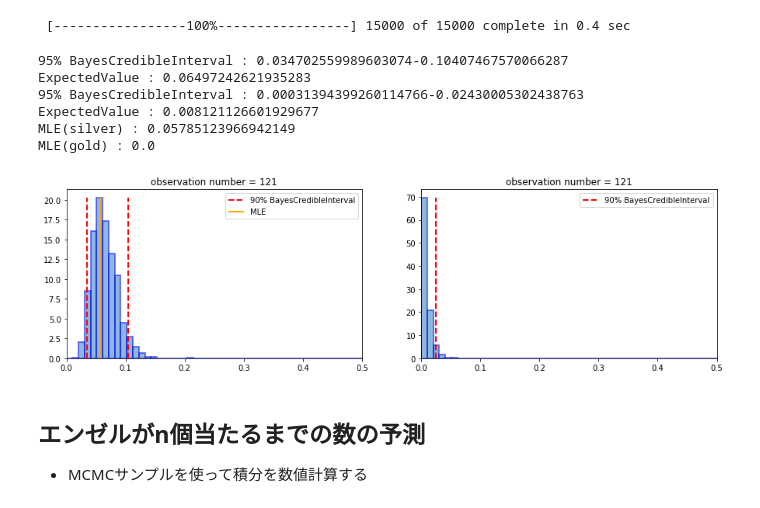
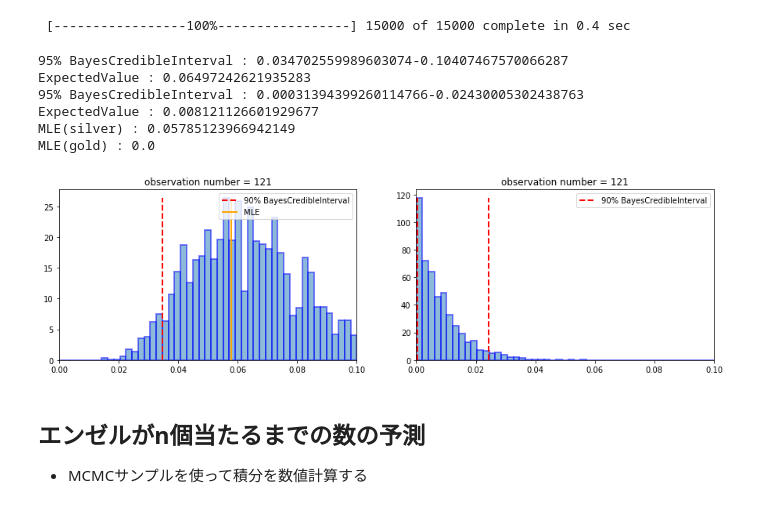
Before and after one commit to tok41/choco-ball-statistics, a Jupyter notebook: analysis/jupyter/estimate-try-count-bayes.ipynb, the cells around one changed output. Saved outputs shown, nothing was run; the diff lists cells and outputs as text; code cells hidden in the pictures.

```diff
--- a/analysis/jupyter/estimate-try-count-bayes.ipynb
+++ b/analysis/jupyter/estimate-try-count-bayes.ipynb
@@ -66,37 +66,38 @@ p_trace_g = getMCMCResult(data_angel)
  [-----------------100%-----------------] 15000 of 15000 complete in 0.4 sec
 # %%
 def pltAngelRate(p_trace, ax, fv = None):
-    ret = ax.hist(p_trace, bins=np.linspace(0, 0.5, 50), density=True, alpha=0.5, edgecolor="#0000FF", lw=2)
-    ax.set_xlim([0, 0.5])
+    ret = ax.hist(p_trace, bins=np.linspace(0, 0.1, 50), density=True, alpha=0.5, edgecolor="#0000FF", lw=2)
+    ax.set_xlim([0, 0.1])
     N = len(p_trace)
     bci_g = np.sort(p_trace)[int(N * 0.95)]
     bci_l = np.sort(p_trace)[int(N * 0.05)]
     ax.vlines(x=bci_g, ymin=0, ymax=ret[0].max(),
               label='90% BayesCredibleInterval',
               color='red', linestyles='--', linewidths=2)
     ax.vlines(x=bci_l, ymin=0, ymax=ret[0].max(),
               color='red', linestyles='--', linewidths=2)
     if fv is not None:
         ax.vlines(x=fv, ymin=0, ymax=ret[0].max(),
                   label='MLE',
               color='#FFA500', linestyles='-', linewidths=2)
     ax.legend(loc="upper right")
     ax.set_title('observation number = %d' % (len(data_angel)))
     print('95% BayesCredibleInterval : {}-{}'.format(bci_l, bci_g))
     print('ExpectedValue : {}'.format(p_trace.mean()))
     return (bci_l, bci_g)
 
 fig = plt.figure(figsize=(15, 4))
 ax = fig.subplots(1, 2)
 bci_silver = pltAngelRate(p_trace=p_trace_s, ax=ax[0], fv=mle_silver)
 bci_gold = pltAngelRate(p_trace=p_trace_g, ax=ax[1])
 print('MLE(silver) : {}'.format(mle_silver))
 print('MLE(gold) : {}'.format(mle_gold))
+#fig.savefig('est_dist.png')
 # %% [output]
 95% BayesCredibleInterval : 0.034702559989603074-0.10407467570066287
 ExpectedValue : 0.06497242621935283
 95% BayesCredibleInterval : 0.00031394399260114766-0.02430005302438763
 ExpectedValue : 0.008121126601929677
 MLE(silver) : 0.05785123966942149
 MLE(gold) : 0.0
-[figure, old version]
+[figure, new version]
```
Also changed, not shown: parts of 1 cell of this notebook, 1 other file.
